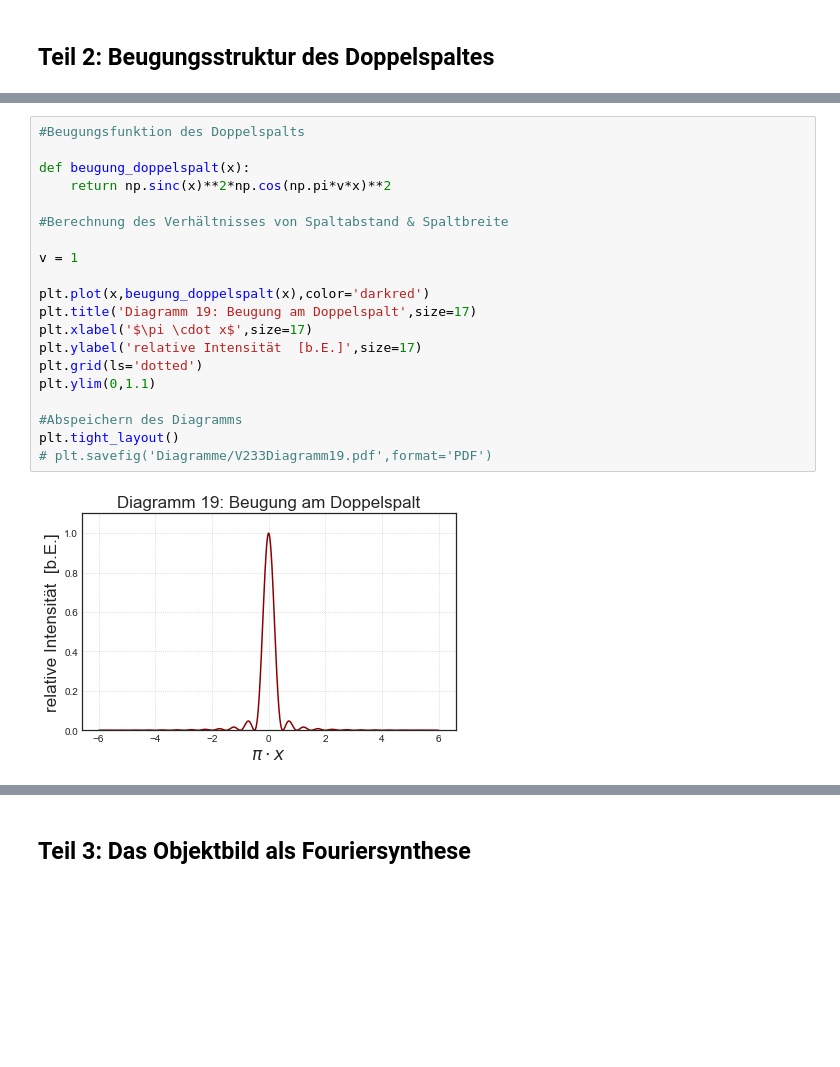
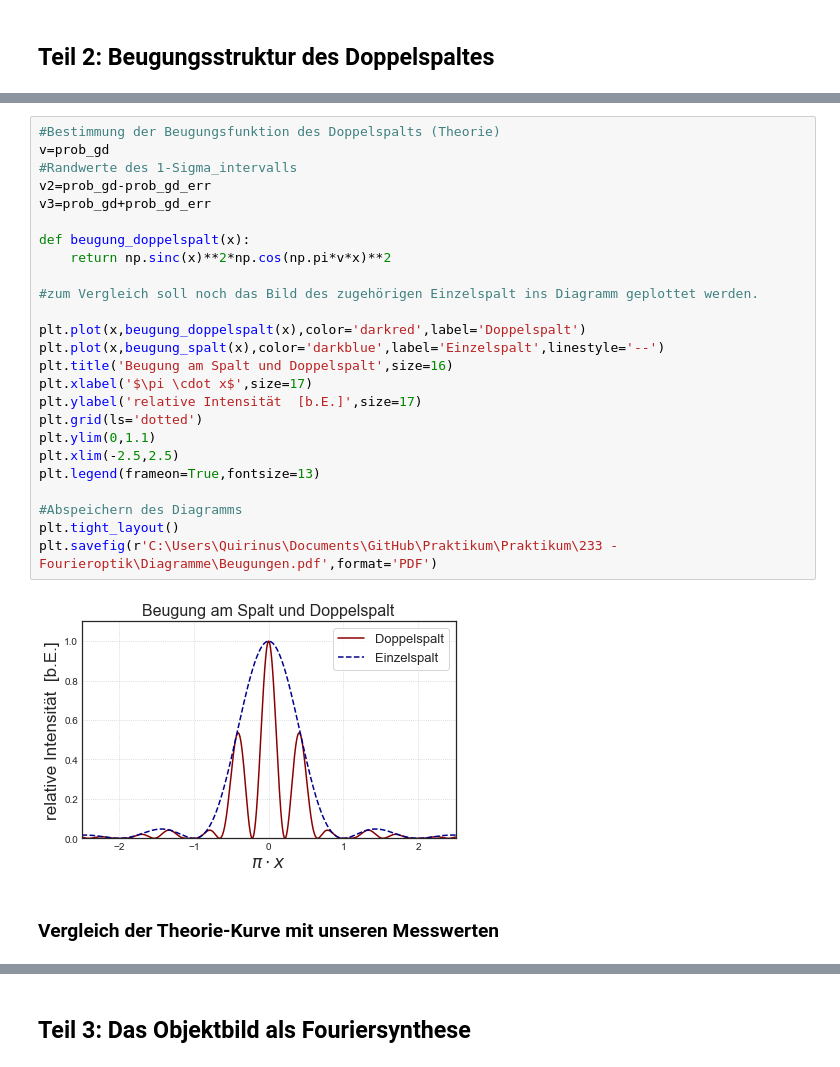
Before and after one commit to MajestyQ/Lectures, a Jupyter notebook: Praktikum/233 - Fourieroptik/V233 Fourier-Optik .ipynb, the cells around one changed output, grey strips where cells are left out. Cells and saved outputs as stored; diff of their text form; blank space fills up the shorter version.

```diff
--- a/Praktikum/233 - Fourieroptik/V233 Fourier-Optik .ipynb
+++ b/Praktikum/233 - Fourieroptik/V233 Fourier-Optik .ipynb
@@ -267,22 +414,29 @@ mit Fehler:
 # %%
-#Beugungsfunktion des Doppelspalts
+#Bestimmung der Beugungsfunktion des Doppelspalts (Theorie)
+v=prob_gd
+#Randwerte des 1-Sigma_intervalls
+v2=prob_gd-prob_gd_err
+v3=prob_gd+prob_gd_err
 
 def beugung_doppelspalt(x):
     return np.sinc(x)**2*np.cos(np.pi*v*x)**2
 
-#Berechnung des Verhältnisses von Spaltabstand & Spaltbreite
+#zum Vergleich soll noch das Bild des zugehörigen Einzelspalt ins Diagramm geplottet werden.
 
-v = 1
-
-plt.plot(x,beugung_doppelspalt(x),color='darkred')
-plt.title('Diagramm 19: Beugung am Doppelspalt',size=17)
+plt.plot(x,beugung_doppelspalt(x),color='darkred',label='Doppelspalt')
+plt.plot(x,beugung_spalt(x),color='darkblue',label='Einzelspalt',linestyle='--')
+plt.title('Beugung am Spalt und Doppelspalt',size=16)
 plt.xlabel('$\pi \cdot x$',size=17)
 plt.ylabel('relative Intensität  [b.E.]',size=17)
 plt.grid(ls='dotted')
 plt.ylim(0,1.1)
+plt.xlim(-2.5,2.5)
+plt.legend(frameon=True,fontsize=13)
 
 #Abspeichern des Diagramms
 plt.tight_layout()
-# plt.savefig('Diagramme/V233Diagramm19.pdf',format='PDF')
+plt.savefig(r'C:\Users\Quirinus\Documents\GitHub\Praktikum\Praktikum\233 - Fourieroptik\Diagramme\Beugungen.pdf',format='PDF')
 # %% [output]
-[figure, old version]
+[figure, new version]
+# %% [markdown]
+### Vergleich der Theorie-Kurve mit unseren Messwerten
```
Also changed, not shown: parts of 38 cells of this notebook, 21 other files.
